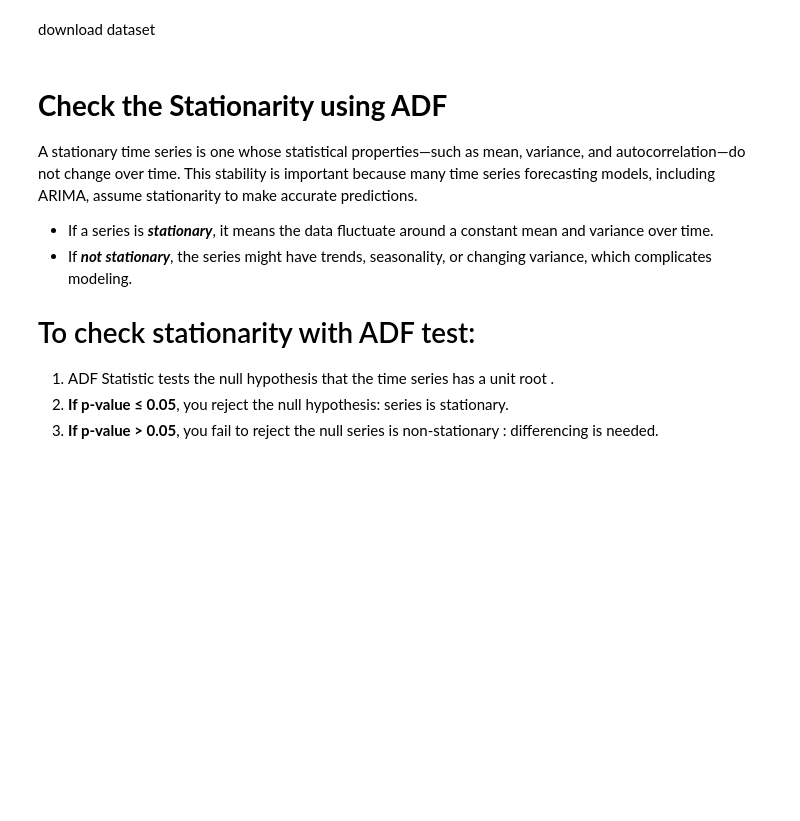
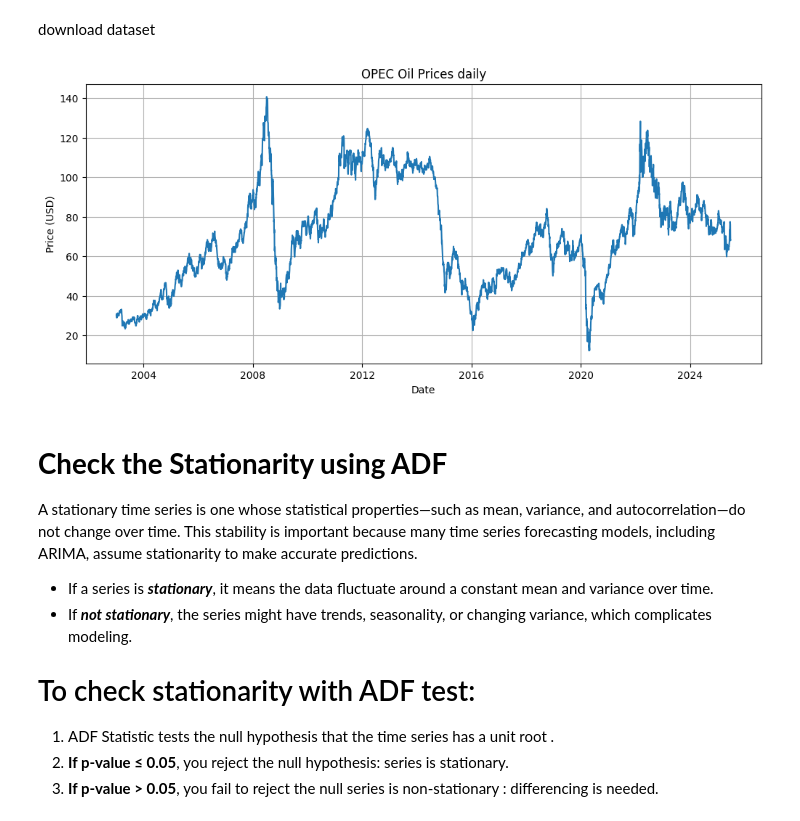
Before and after one commit to AliSalman25/first-Jupyter-Notebook-for-the-experiments, a Jupyter notebook: first_experiment.ipynb, the cells around one changed output. Cells and saved outputs as stored; diff of their text form; code cells hidden in the pictures; blank space fills up the shorter version.

```diff
--- a/first_experiment.ipynb
+++ b/first_experiment.ipynb
@@ -161,7 +163,18 @@ download dataset
 # %%
 df = pd.read_csv('/content/drive/MyDrive/Colab Notebooks/FirstPaperColabWork/Dataset.csv')
 df['Date'] = pd.to_datetime(df['Date'])
 df.set_index('Date', inplace=True)
+
+# رسم السلسلة الزمنية
+plt.figure(figsize=(12,5))
+plt.plot(df['Price'])
+plt.title('OPEC Oil Prices daily')
+plt.xlabel('Date')
+plt.ylabel('Price (USD)')
+plt.grid(True)
+plt.show()
+# %% [output]
+[figure, added]
 # %% [markdown]
 # **Check the Stationarity using ADF**
 
```
Also changed, not shown: parts of 35 cells of this notebook.
